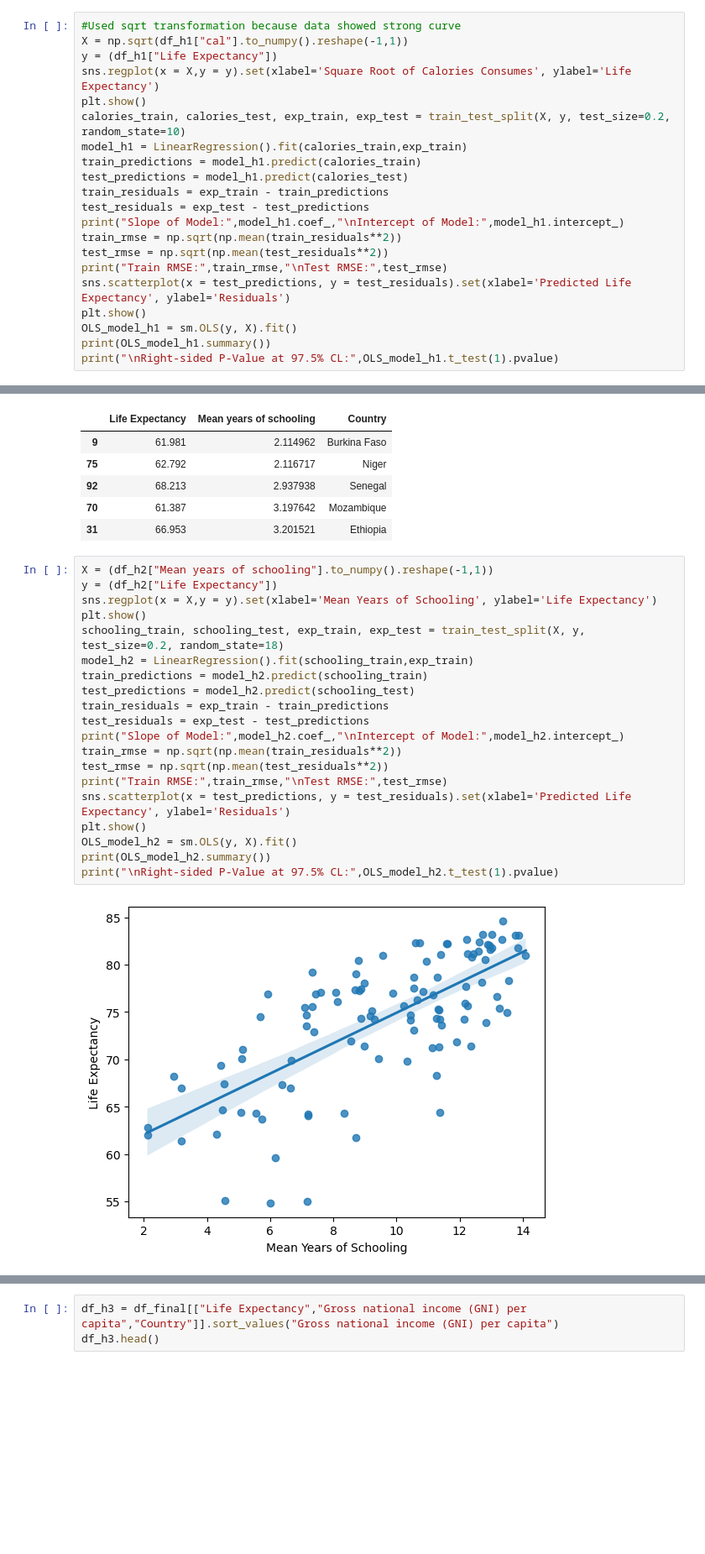
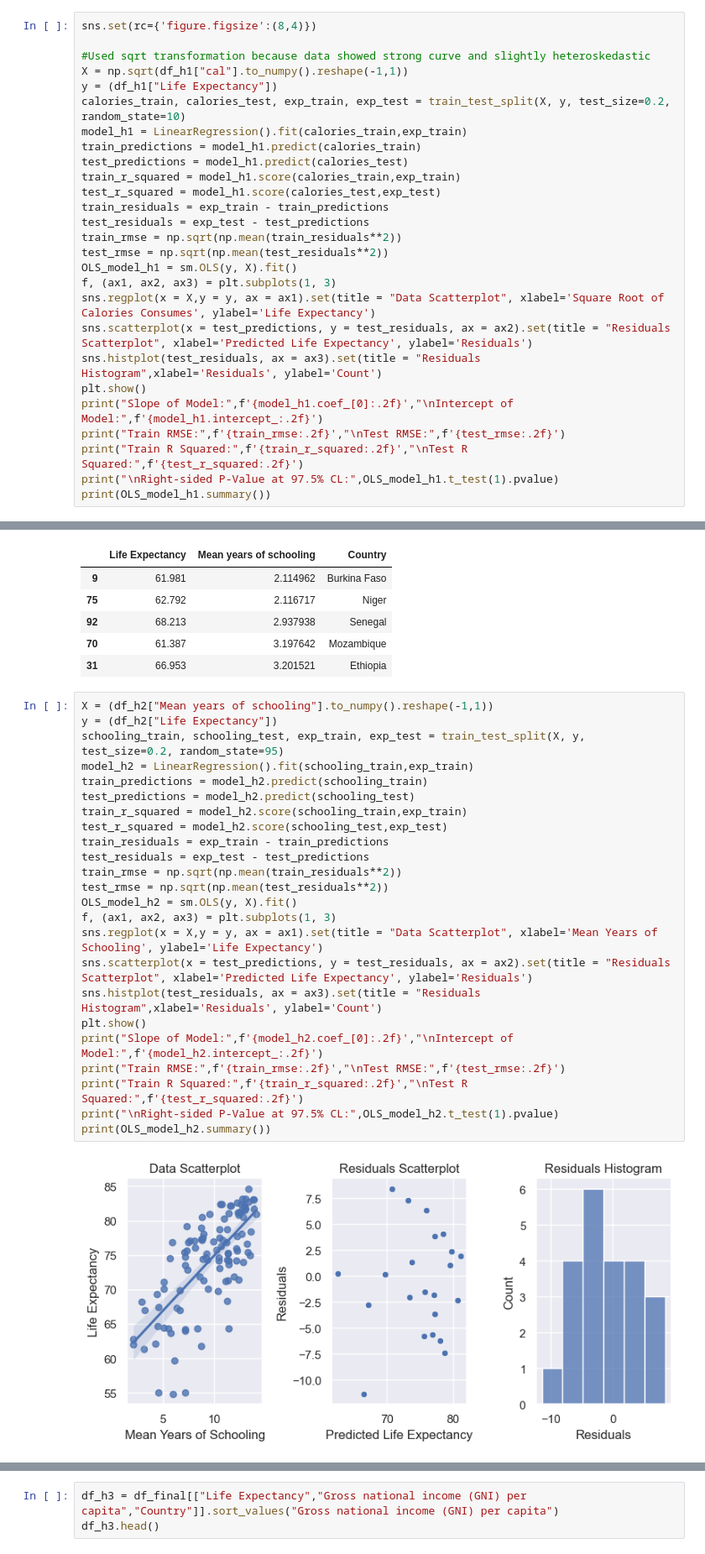
Before and after one commit to ryanbordo/Life-Expectancies-Analysis, a Jupyter notebook: p5-final.ipynb, the cells around one changed output, grey strips where cells are left out. Shown: that part at 84% size. Saved outputs shown, nothing was run; the diff lists cells and outputs as text; blank space fills up the shorter version.

```diff
--- a/p5-final.ipynb
+++ b/p5-final.ipynb
@@ -130,24 +128,30 @@ df_h1.head()
 | 70 | 61.387 | 2103.0 | Mozambique |
 | 99 | 71.301 | 2109.0 | Tajikistan |
 # %%
-#Used sqrt transformation because data showed strong curve
+sns.set(rc={'figure.figsize':(8,4)})
+
+#Used sqrt transformation because data showed strong curve and slightly heteroskedastic
 X = np.sqrt(df_h1["cal"].to_numpy().reshape(-1,1))
 y = (df_h1["Life Expectancy"])
-sns.regplot(x = X,y = y).set(xlabel='Square Root of Calories Consumes', ylabel='Life Expectancy')
-plt.show()
 calories_train, calories_test, exp_train, exp_test = train_test_split(X, y, test_size=0.2, random_state=10)
 model_h1 = LinearRegression().fit(calories_train,exp_train)
 train_predictions = model_h1.predict(calories_train)
 test_predictions = model_h1.predict(calories_test)
+train_r_squared = model_h1.score(calories_train,exp_train)
+test_r_squared = model_h1.score(calories_test,exp_test)
 train_residuals = exp_train - train_predictions
 test_residuals = exp_test - test_predictions
-print("Slope of Model:",model_h1.coef_,"\nIntercept of Model:",model_h1.intercept_)
 train_rmse = np.sqrt(np.mean(train_residuals**2))
 test_rmse = np.sqrt(np.mean(test_residuals**2))
-print("Train RMSE:",train_rmse,"\nTest RMSE:",test_rmse)
-sns.scatterplot(x = test_predictions, y = test_residuals).set(xlabel='Predicted Life Expectancy', ylabel='Residuals')
+OLS_model_h1 = sm.OLS(y, X).fit()
+f, (ax1, ax2, ax3) = plt.subplots(1, 3)
+sns.regplot(x = X,y = y, ax = ax1).set(title = "Data Scatterplot", xlabel='Square Root of Calories Consumes', ylabel='Life Expectancy')
+sns.scatterplot(x = test_predictions, y = test_residuals, ax = ax2).set(title = "Residuals Scatterplot", xlabel='Predicted Life Expectancy', ylabel='Residuals')
+sns.histplot(test_residuals, ax = ax3).set(title = "Residuals Histogram",xlabel='Residuals', ylabel='Count')
 plt.show()
-OLS_model_h1 = sm.OLS(y, X).fit()
+print("Slope of Model:",f'{model_h1.coef_[0]:.2f}',"\nIntercept of Model:",f'{model_h1.intercept_:.2f}')
+print("Train RMSE:",f'{train_rmse:.2f}',"\nTest RMSE:",f'{test_rmse:.2f}')
+print("Train R Squared:",f'{train_r_squared:.2f}',"\nTest R Squared:",f'{test_r_squared:.2f}')
+print("\nRight-sided P-Value at 97.5% CL:",OLS_model_h1.t_test(1).pvalue)
 print(OLS_model_h1.summary())
-print("\nRight-sided P-Value at 97.5% CL:",OLS_model_h1.t_test(1).pvalue)
 # %% [output]
@@ -194,22 +195,26 @@ df_h2.head()
 # %%
 X = (df_h2["Mean years of schooling"].to_numpy().reshape(-1,1))
 y = (df_h2["Life Expectancy"])
-sns.regplot(x = X,y = y).set(xlabel='Mean Years of Schooling', ylabel='Life Expectancy')
-plt.show()
-schooling_train, schooling_test, exp_train, exp_test = train_test_split(X, y, test_size=0.2, random_state=18)
+schooling_train, schooling_test, exp_train, exp_test = train_test_split(X, y, test_size=0.2, random_state=95)
 model_h2 = LinearRegression().fit(schooling_train,exp_train)
 train_predictions = model_h2.predict(schooling_train)
 test_predictions = model_h2.predict(schooling_test)
+train_r_squared = model_h2.score(schooling_train,exp_train)
+test_r_squared = model_h2.score(schooling_test,exp_test)
 train_residuals = exp_train - train_predictions
 test_residuals = exp_test - test_predictions
-print("Slope of Model:",model_h2.coef_,"\nIntercept of Model:",model_h2.intercept_)
 train_rmse = np.sqrt(np.mean(train_residuals**2))
 test_rmse = np.sqrt(np.mean(test_residuals**2))
-print("Train RMSE:",train_rmse,"\nTest RMSE:",test_rmse)
-sns.scatterplot(x = test_predictions, y = test_residuals).set(xlabel='Predicted Life Expectancy', ylabel='Residuals')
+OLS_model_h2 = sm.OLS(y, X).fit()
+f, (ax1, ax2, ax3) = plt.subplots(1, 3)
+sns.regplot(x = X,y = y, ax = ax1).set(title = "Data Scatterplot", xlabel='Mean Years of Schooling', ylabel='Life Expectancy')
+sns.scatterplot(x = test_predictions, y = test_residuals, ax = ax2).set(title = "Residuals Scatterplot", xlabel='Predicted Life Expectancy', ylabel='Residuals')
+sns.histplot(test_residuals, ax = ax3).set(title = "Residuals Histogram",xlabel='Residuals', ylabel='Count')
 plt.show()
-OLS_model_h2 = sm.OLS(y, X).fit()
+print("Slope of Model:",f'{model_h2.coef_[0]:.2f}',"\nIntercept of Model:",f'{model_h2.intercept_:.2f}')
+print("Train RMSE:",f'{train_rmse:.2f}',"\nTest RMSE:",f'{test_rmse:.2f}')
+print("Train R Squared:",f'{train_r_squared:.2f}',"\nTest R Squared:",f'{test_r_squared:.2f}')
+print("\nRight-sided P-Value at 97.5% CL:",OLS_model_h2.t_test(1).pvalue)
 print(OLS_model_h2.summary())
-print("\nRight-sided P-Value at 97.5% CL:",OLS_model_h2.t_test(1).pvalue)
 # %% [output]
-[figure, old version]
+[figure, new version]
```
Also changed, not shown: parts of 37 cells of this notebook.
